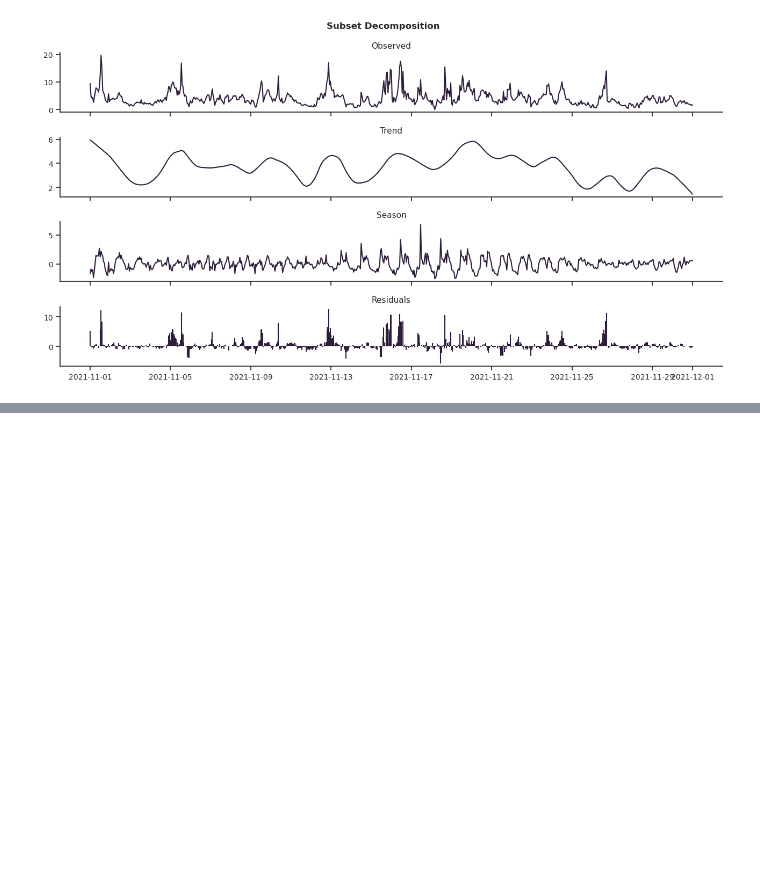
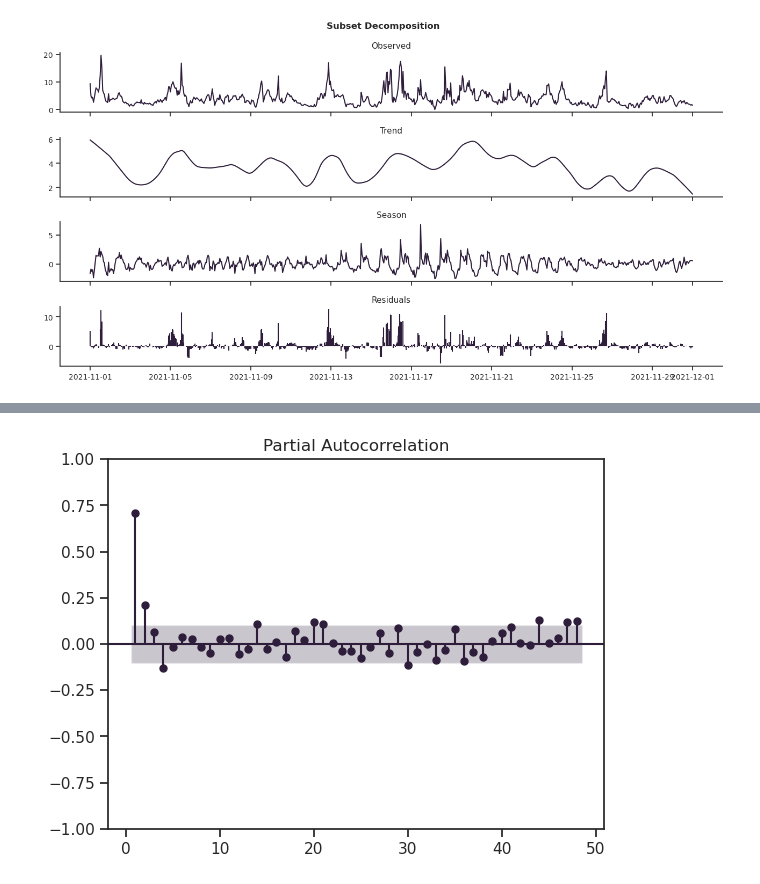
Before and after one commit to erich-hs/Air-We-Breathe, a Jupyter notebook: awb_Missing.ipynb, the cells around one changed output, grey strips where cells are left out. Saved outputs shown, nothing was run; the diff lists cells and outputs as text; code cells hidden in the pictures; blank space fills up the shorter version.

```diff
--- a/awb_Missing.ipynb
+++ b/awb_Missing.ipynb
@@ -1176,0 +1213,9 @@ plt.tight_layout()
+# %%
+# Autocorrelation and Partial Autocorrelation on example period
+plot_pacf(subset["PM 2.5"],
+          lags=48,
+          method="yw",
+          zero=False)
+plt.show()
+# %% [output]
+[figure, added]
```
Also changed, not shown: parts of 29 cells of this notebook, 1 other file.
